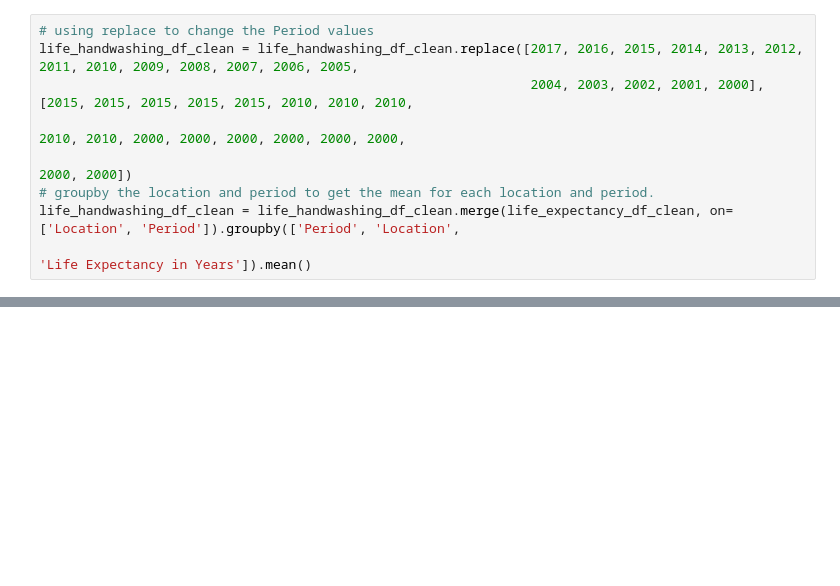
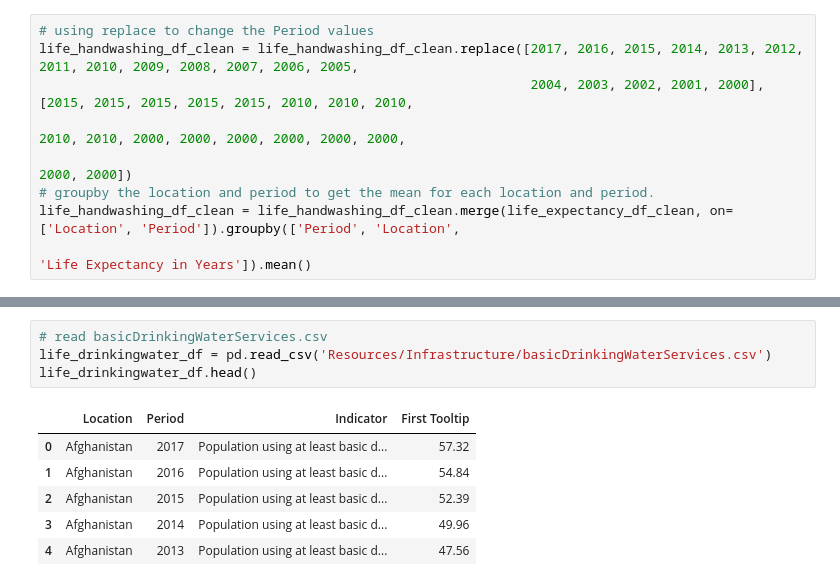
Before and after one commit to pkorat/World-Life-Expectancy-Analysis, a Jupyter notebook: main_pk_6_30_21.ipynb, the cells around one changed output, grey strips where cells are left out. Drawn from its saved outputs; the diff is of its cells as text; blank space fills up the shorter version.

```diff
--- a/main_pk_6_30_21.ipynb
+++ b/main_pk_6_30_21.ipynb
@@ -189,3 +189,14 @@ life_handwashing_df_clean.reset_index().groupby('Location').mean()
 | Zambia | 2012.500000 | 58.585000 | 13.511000 |
 | Zimbabwe | 2012.500000 | 54.985000 | 36.866000 |
 93 rows × 3 columns
+# %%
+# read basicDrinkingWaterServices.csv
+life_drinkingwater_df = pd.read_csv('Resources/Infrastructure/basicDrinkingWaterServices.csv')
+life_drinkingwater_df.head()
+# %% [output]
+|  | Location | Period | Indicator | First Tooltip |
+| 0 | Afghanistan | 2017 | Population using at least basic d... | 57.32 |
+| 1 | Afghanistan | 2016 | Population using at least basic d... | 54.84 |
+| 2 | Afghanistan | 2015 | Population using at least basic d... | 52.39 |
+| 3 | Afghanistan | 2014 | Population using at least basic d... | 49.96 |
+| 4 | Afghanistan | 2013 | Population using at least basic d... | 47.56 |
```
Also changed, not shown: parts of 6 cells of this notebook.
